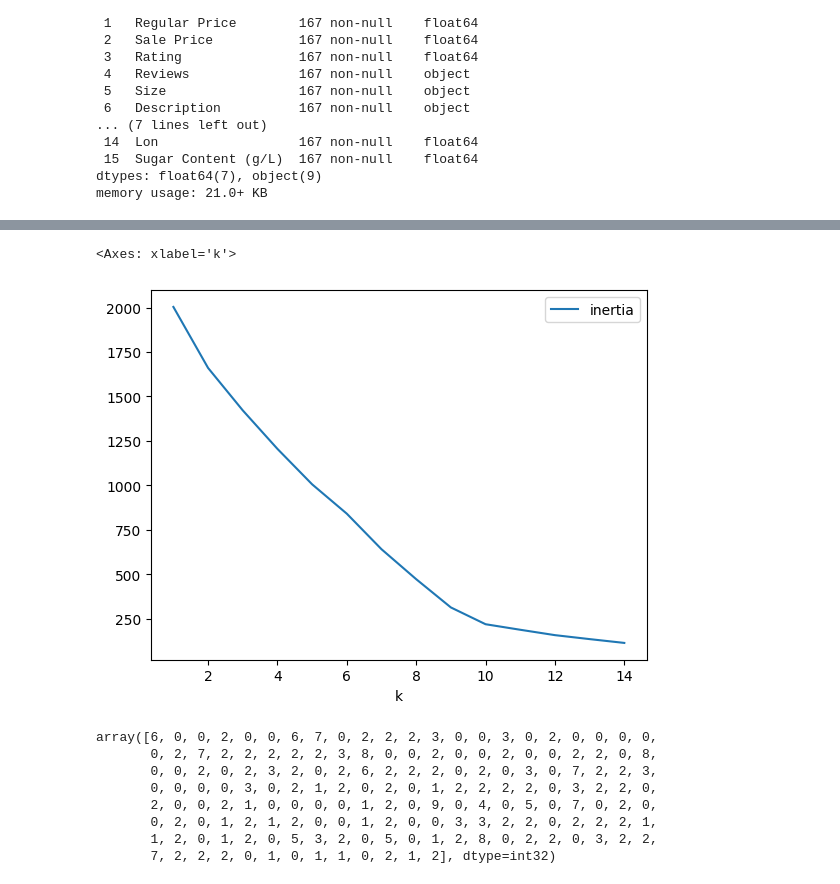
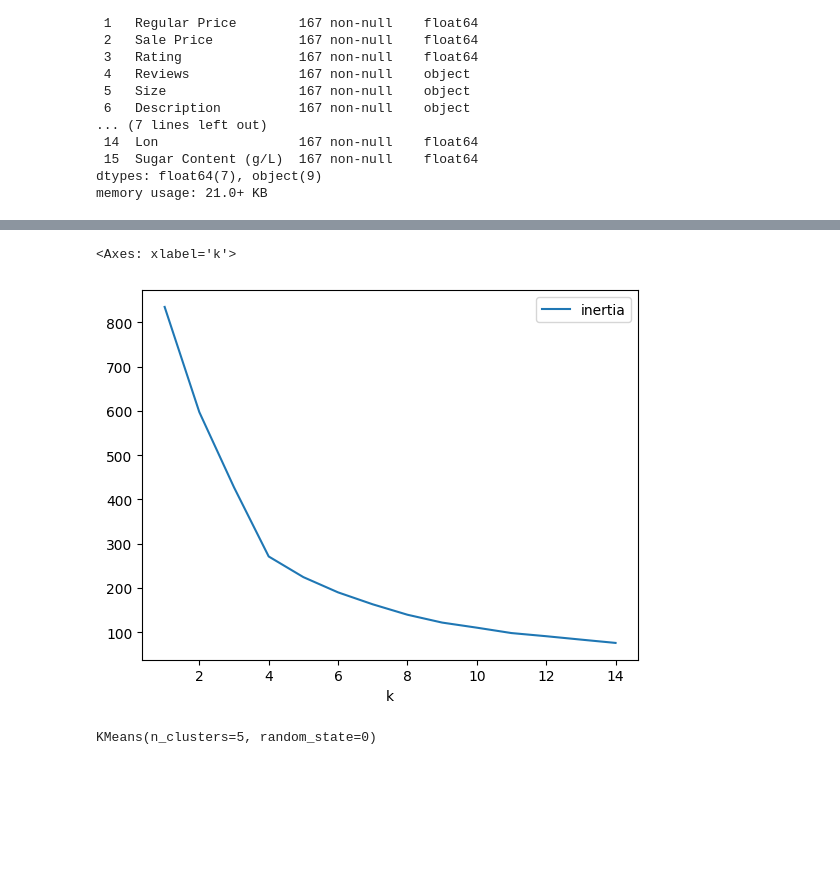
Before and after one commit to domoto86/lcbo-clustering, a Jupyter notebook: LCBO_Clustering.ipynb, the cells around one changed output, grey strips where cells are left out. Drawn from its saved outputs; the diff is of its cells as text; code cells hidden in the pictures; blank space fills up the shorter version.

```diff
--- a/LCBO_Clustering.ipynb
+++ b/LCBO_Clustering.ipynb
@@ -145,0 +89,2 @@ main_data_df
+# %%
+main_data_df['Category']=main_data_df['Category'].astype('category').cat.codes
@@ -146,2 +97,4 @@ main_data_df
 # %%
-main_scaled_df = StandardScaler().fit_transform(main_data_df[['Regular Price', 'Sale Price', 'Alcohol/Vol', 'Sugar Content (g/L)','Flavoured Wine\t','Port','Red Wine','Rose Wine','Rosé & Red Sparkling Wine','White Champagne','White Sparkling Wine','White Wine']])
+main_scaled= StandardScaler().fit_transform(main_data_df[[
+    'Regular Price', 'Sale Price', 'Alcohol/Vol', 'Sugar Content (g/L)', 'Category']])
+main_scaled
@@ -148,4 +119,4 @@ main_scaled_df = StandardScaler().fit_transform(main_data_df[['Regular Price', '
 # %%
-scaled_df = pd.DataFrame(main_scaled_df, columns = ['Regular Price', 'Sale Price', 'Alcohol/Vol', 'Sugar Content (g/L)','Flavoured Wine\t','Port','Red Wine','Rose Wine','Rosé & Red Sparkling Wine','White Champagne','White Sparkling Wine','White Wine'])
-scaled_df
-scaled_df.sample(30)
+
+main_scaled_df = pd.DataFrame(main_scaled, columns = [
+    'Regular Price', 'Sale Price', 'Alcohol/Vol', 'Sugar Content (g/L)', 'Category'])
@@ -175,5 +149,5 @@ for i in k:
     category_model.fit(main_scaled_df)
     inertia.append(category_model.inertia_)
 # %%
-elbow_data = {"k":k,"inertia":inertia}
-df_elbow=pd.DataFrame(elbow_data)
+category_elbow = {'k':k, 'inertia':inertia}
+elbow_df = pd.DataFrame(category_elbow)
@@ -198,5 +163,5 @@ df_elbow
 # %%
-df_elbow.plot('k','inertia')
+elbow_df.plot('k', 'inertia')
 # %% [output]
 <Axes: xlabel='k'>
-[figure, old version]
+[figure, new version]
@@ -207,13 +170,4 @@ model = KMeans(n_clusters=10,random_state=0)
 # %%
 model.fit(main_scaled_df)
-md = model.predict(main_scaled_df)
-md
 # %% [output]
-array([6, 0, 0, 2, 0, 0, 6, 7, 0, 2, 2, 2, 3, 0, 0, 3, 0, 2, 0, 0, 0, 0,
-       0, 2, 7, 2, 2, 2, 2, 2, 3, 8, 0, 0, 2, 0, 0, 2, 0, 0, 2, 2, 0, 8,
-       0, 0, 2, 0, 2, 3, 2, 0, 2, 6, 2, 2, 2, 0, 2, 0, 3, 0, 7, 2, 2, 3,
-       0, 0, 0, 0, 3, 0, 2, 1, 2, 0, 2, 0, 1, 2, 2, 2, 2, 0, 3, 2, 2, 0,
-       2, 0, 0, 2, 1, 0, 0, 0, 0, 1, 2, 0, 9, 0, 4, 0, 5, 0, 7, 0, 2, 0,
-       0, 2, 0, 1, 2, 1, 2, 0, 0, 1, 2, 0, 0, 3, 3, 2, 2, 0, 2, 2, 2, 1,
-       1, 2, 0, 1, 2, 0, 5, 3, 2, 0, 5, 0, 1, 2, 8, 0, 2, 2, 0, 3, 2, 2,
-       7, 2, 2, 2, 0, 1, 0, 1, 1, 0, 2, 1, 2], dtype=int32)
+KMeans(n_clusters=5, random_state=0)
```
Also changed, not shown: parts of 22 cells of this notebook.
